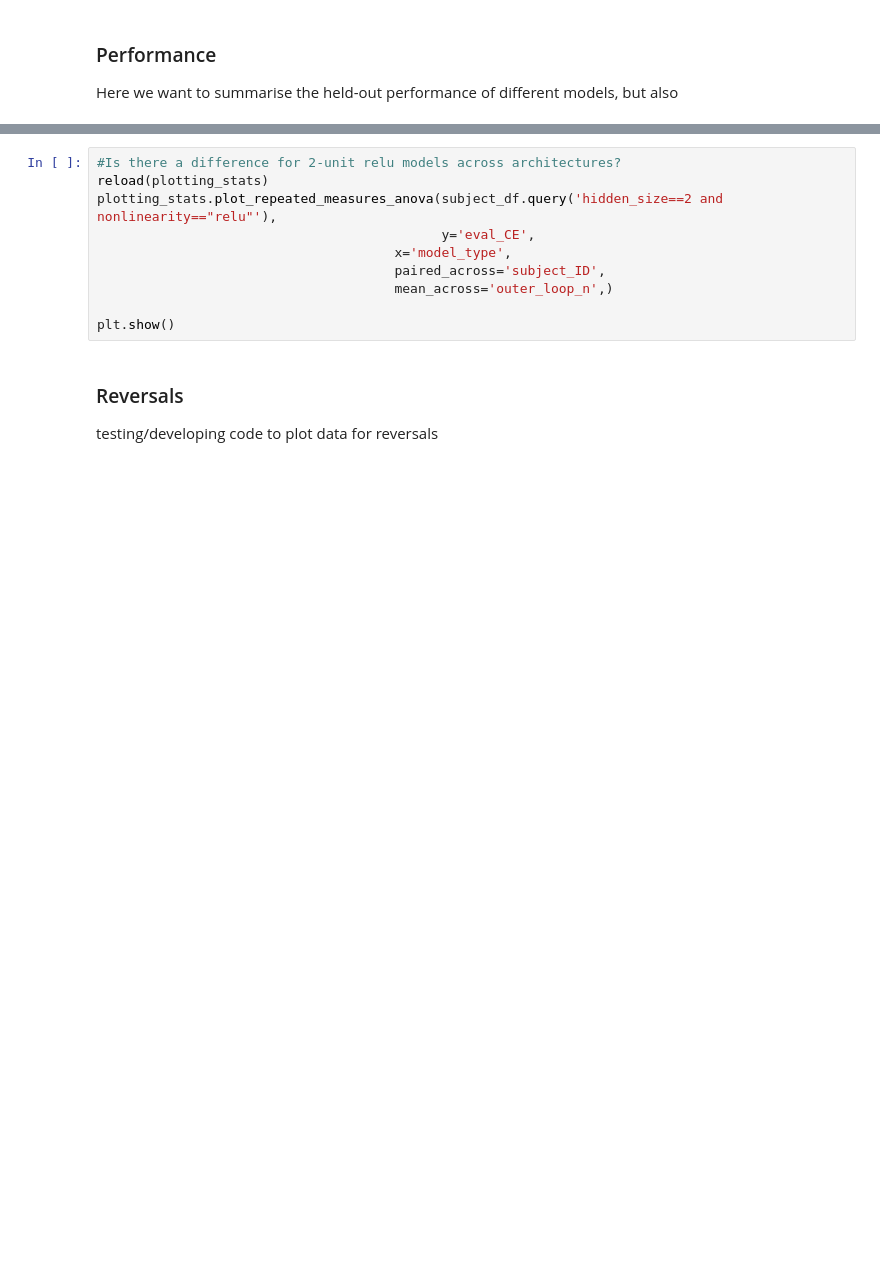
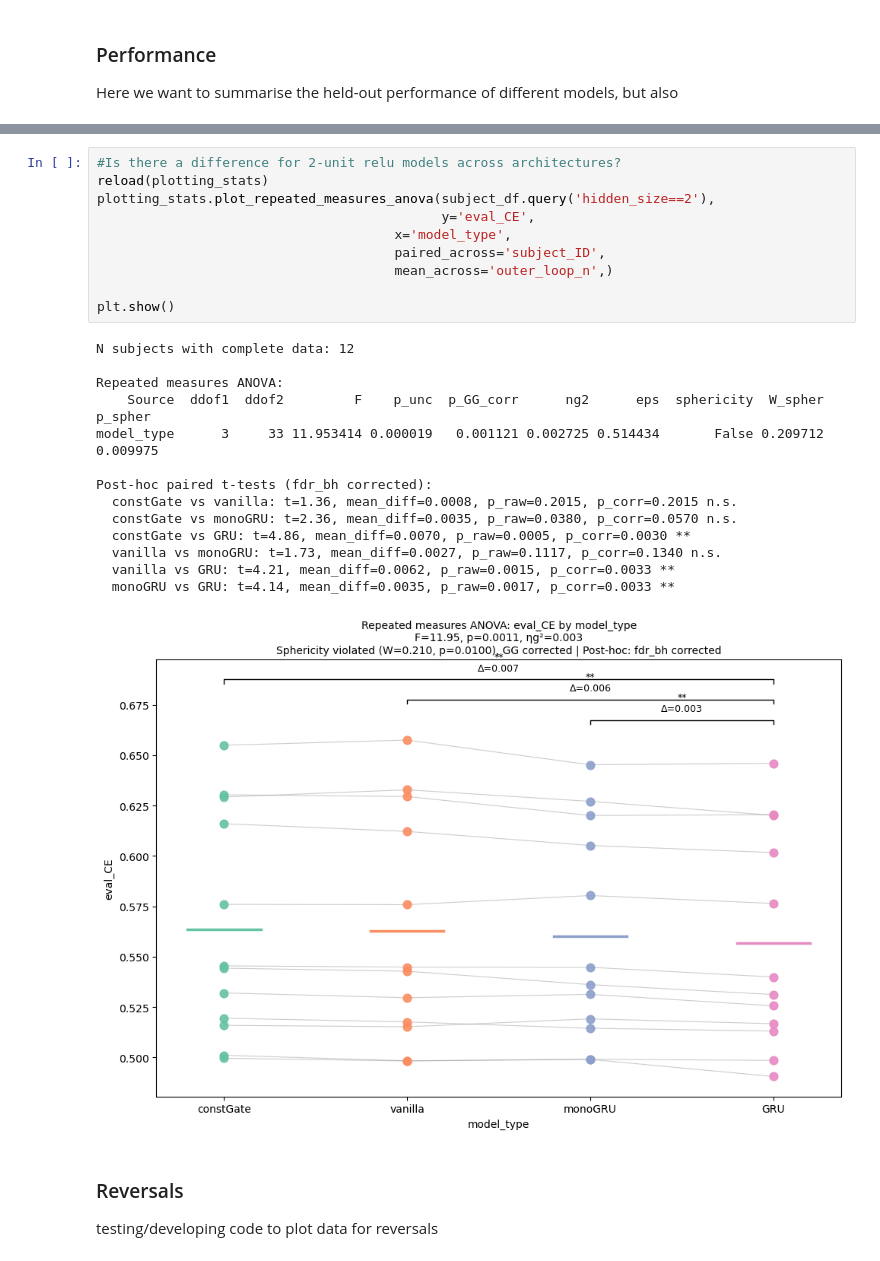
Before and after one commit to charlesdgburns/NM_TinyRNN, a Jupyter notebook: notebooks/analysing_models.ipynb, the cells around one changed output, grey strips where cells are left out. Saved outputs shown, nothing was run; the diff lists cells and outputs as text; blank space fills up the shorter version.

```diff
--- a/notebooks/analysing_models.ipynb
+++ b/notebooks/analysing_models.ipynb
@@ -109,13 +133,28 @@ plt.show()
 # %%
 #Is there a difference for 2-unit relu models across architectures?
 reload(plotting_stats)
-plotting_stats.plot_repeated_measures_anova(subject_df.query('hidden_size==2 and nonlinearity=="relu"'),
+plotting_stats.plot_repeated_measures_anova(subject_df.query('hidden_size==2'),
                                             y='eval_CE',
                                       x='model_type',
                                       paired_across='subject_ID',
                                       mean_across='outer_loop_n',)
 
 plt.show()
+# %% [output]
+N subjects with complete data: 12
+
+Repeated measures ANOVA:
+    Source  ddof1  ddof2         F    p_unc  p_GG_corr      ng2      eps  sphericity  W_spher  p_spher
+model_type      3     33 11.953414 0.000019   0.001121 0.002725 0.514434       False 0.209712 0.009975
+
+Post-hoc paired t-tests (fdr_bh corrected):
+  constGate vs vanilla: t=1.36, mean_diff=0.0008, p_raw=0.2015, p_corr=0.2015 n.s.
+  constGate vs monoGRU: t=2.36, mean_diff=0.0035, p_raw=0.0380, p_corr=0.0570 n.s.
+  constGate vs GRU: t=4.86, mean_diff=0.0070, p_raw=0.0005, p_corr=0.0030 **
+  vanilla vs monoGRU: t=1.73, mean_diff=0.0027, p_raw=0.1117, p_corr=0.1340 n.s.
+  vanilla vs GRU: t=4.21, mean_diff=0.0062, p_raw=0.0015, p_corr=0.0033 **
+  monoGRU vs GRU: t=4.14, mean_diff=0.0035, p_raw=0.0017, p_corr=0.0033 **
+[figure, added]
 # %% [markdown]
 ### Reversals
 
```
Also changed, not shown: parts of 9 cells of this notebook, 2 other files.
